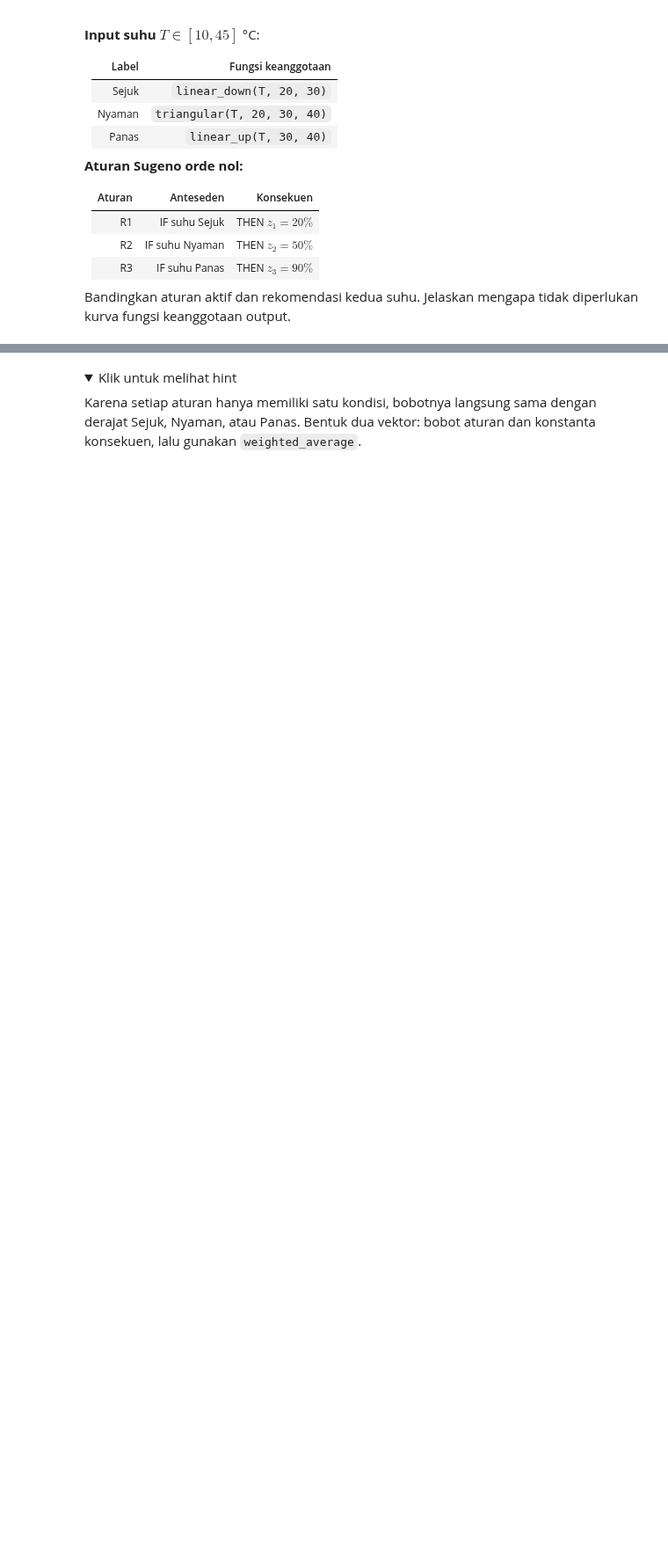
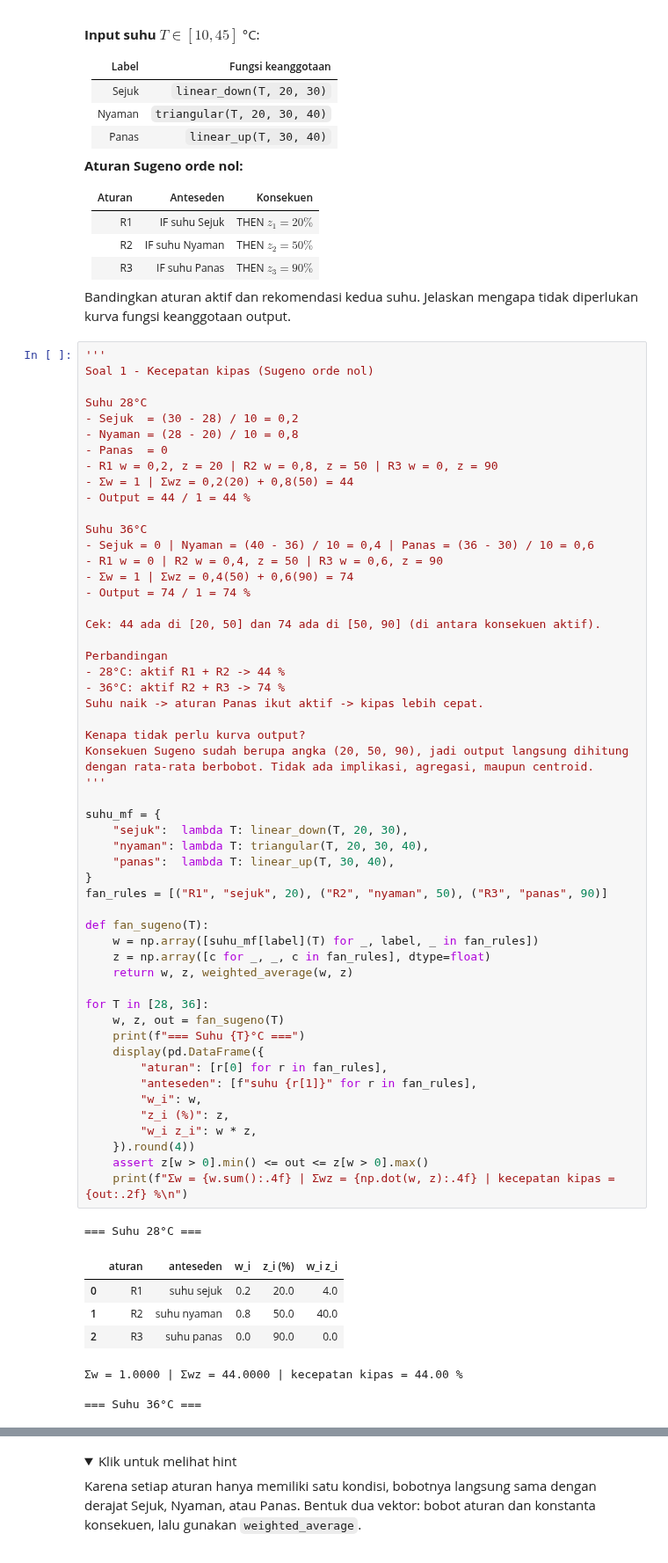
Before and after one commit to ElPma-code/ComIn-5054251011-Maria-Putu-Evelyne-Corena-Puryatma-ModTask, a Jupyter notebook: Assignment/Mod Fuzzy/03 - Model Fuzzy Sugeno.ipynb, the cells around one changed output, grey strips where cells are left out. Shown at 88% size. Saved outputs shown, nothing was run; the diff lists cells and outputs as text; folded sections open; blank space fills up the shorter version.

```diff
--- a/Assignment/Mod Fuzzy/03 - Model Fuzzy Sugeno.ipynb
+++ b/Assignment/Mod Fuzzy/03 - Model Fuzzy Sugeno.ipynb
@@ -527,3 +527,66 @@ Sebuah pengendali menentukan persentase kecepatan kipas dari suhu ruangan. Hitun
 | R3 | IF suhu Panas | THEN $z_3=90\%$ |
 
 Bandingkan aturan aktif dan rekomendasi kedua suhu. Jelaskan mengapa tidak diperlukan kurva fungsi keanggotaan output.
+# %%
+'''
+Soal 1 - Kecepatan kipas (Sugeno orde nol)
+
+Suhu 28°C
+- Sejuk  = (30 - 28) / 10 = 0,2
+- Nyaman = (28 - 20) / 10 = 0,8
+- Panas  = 0
+- R1 w = 0,2, z = 20 | R2 w = 0,8, z = 50 | R3 w = 0, z = 90
+- Σw = 1 | Σwz = 0,2(20) + 0,8(50) = 44
+- Output = 44 / 1 = 44 %
+
+Suhu 36°C
+- Sejuk = 0 | Nyaman = (40 - 36) / 10 = 0,4 | Panas = (36 - 30) / 10 = 0,6
+- R1 w = 0 | R2 w = 0,4, z = 50 | R3 w = 0,6, z = 90
+- Σw = 1 | Σwz = 0,4(50) + 0,6(90) = 74
+- Output = 74 / 1 = 74 %
+
+Cek: 44 ada di [20, 50] dan 74 ada di [50, 90] (di antara konsekuen aktif).
+
+Perbandingan
+- 28°C: aktif R1 + R2 -> 44 %
+- 36°C: aktif R2 + R3 -> 74 %
+Suhu naik -> aturan Panas ikut aktif -> kipas lebih cepat.
+
+Kenapa tidak perlu kurva output?
+Konsekuen Sugeno sudah berupa angka (20, 50, 90), jadi output langsung dihitung
+dengan rata-rata berbobot. Tidak ada implikasi, agregasi, maupun centroid.
+'''
+
+suhu_mf = {
+    "sejuk":  lambda T: linear_down(T, 20, 30),
+    "nyaman": lambda T: triangular(T, 20, 30, 40),
+    "panas":  lambda T: linear_up(T, 30, 40),
+}
+fan_rules = [("R1", "sejuk", 20), ("R2", "nyaman", 50), ("R3", "panas", 90)]
+
+def fan_sugeno(T):
+    w = np.array([suhu_mf[label](T) for _, label, _ in fan_rules])
+    z = np.array([c for _, _, c in fan_rules], dtype=float)
+    return w, z, weighted_average(w, z)
+
+for T in [28, 36]:
+    w, z, out = fan_sugeno(T)
+    print(f"=== Suhu {T}°C ===")
+    display(pd.DataFrame({
+        "aturan": [r[0] for r in fan_rules],
+        "anteseden": [f"suhu {r[1]}" for r in fan_rules],
+        "w_i": w,
+        "z_i (%)": z,
+        "w_i z_i": w * z,
+    }).round(4))
+    assert z[w > 0].min() <= out <= z[w > 0].max()
+    print(f"Σw = {w.sum():.4f} | Σwz = {np.dot(w, z):.4f} | kecepatan kipas = {out:.2f} %\n")
+# %% [output]
+=== Suhu 28°C ===
+|  | aturan | anteseden | w_i | z_i (%) | w_i z_i |
+| 0 | R1 | suhu sejuk | 0.2 | 20.0 | 4.0 |
+| 1 | R2 | suhu nyaman | 0.8 | 50.0 | 40.0 |
+| 2 | R3 | suhu panas | 0.0 | 90.0 | 0.0 |
+Σw = 1.0000 | Σwz = 44.0000 | kecepatan kipas = 44.00 %
+
+=== Suhu 36°C ===
```
Also changed, not shown: parts of 3 cells of this notebook, 3 other files.
